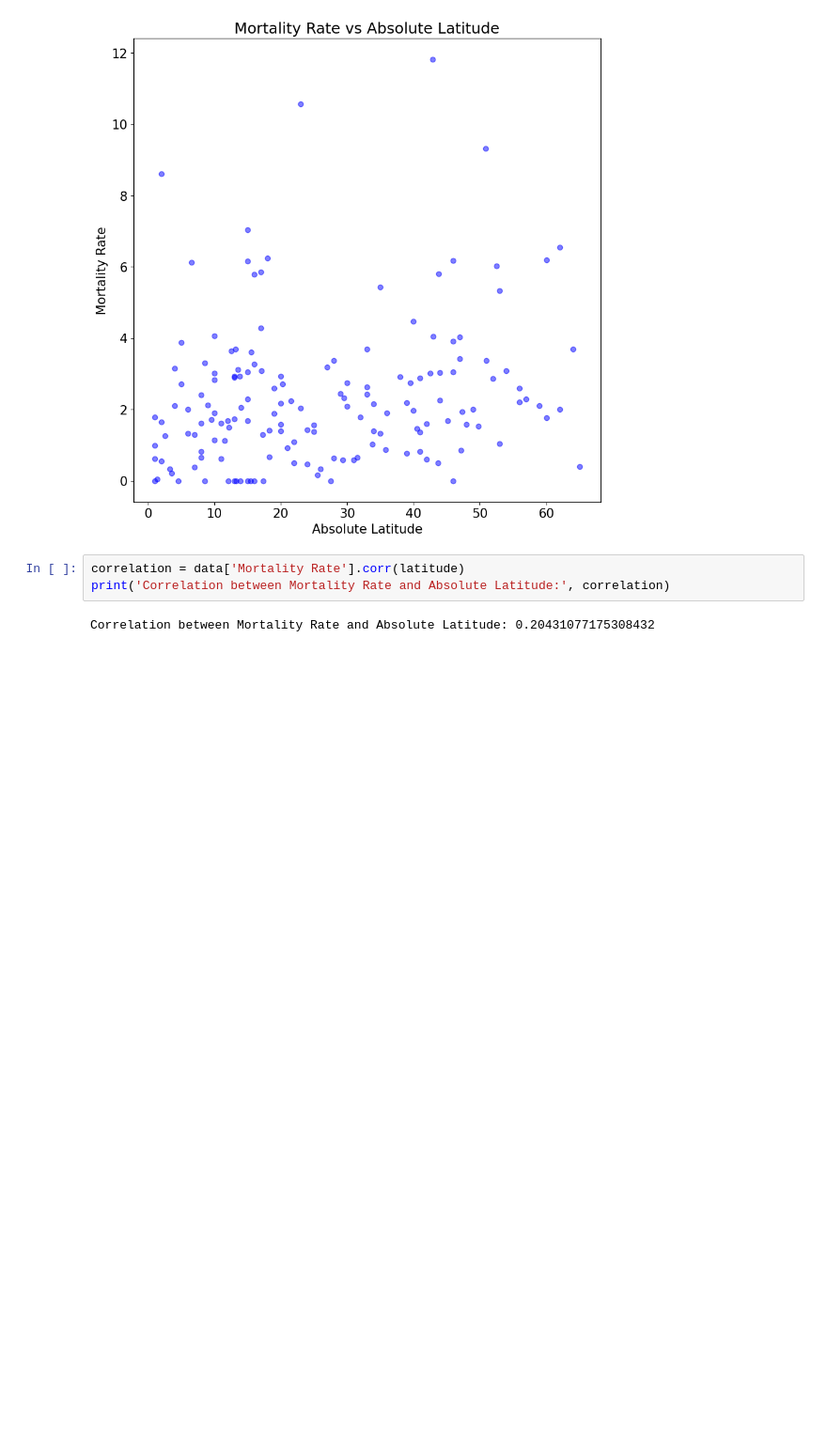
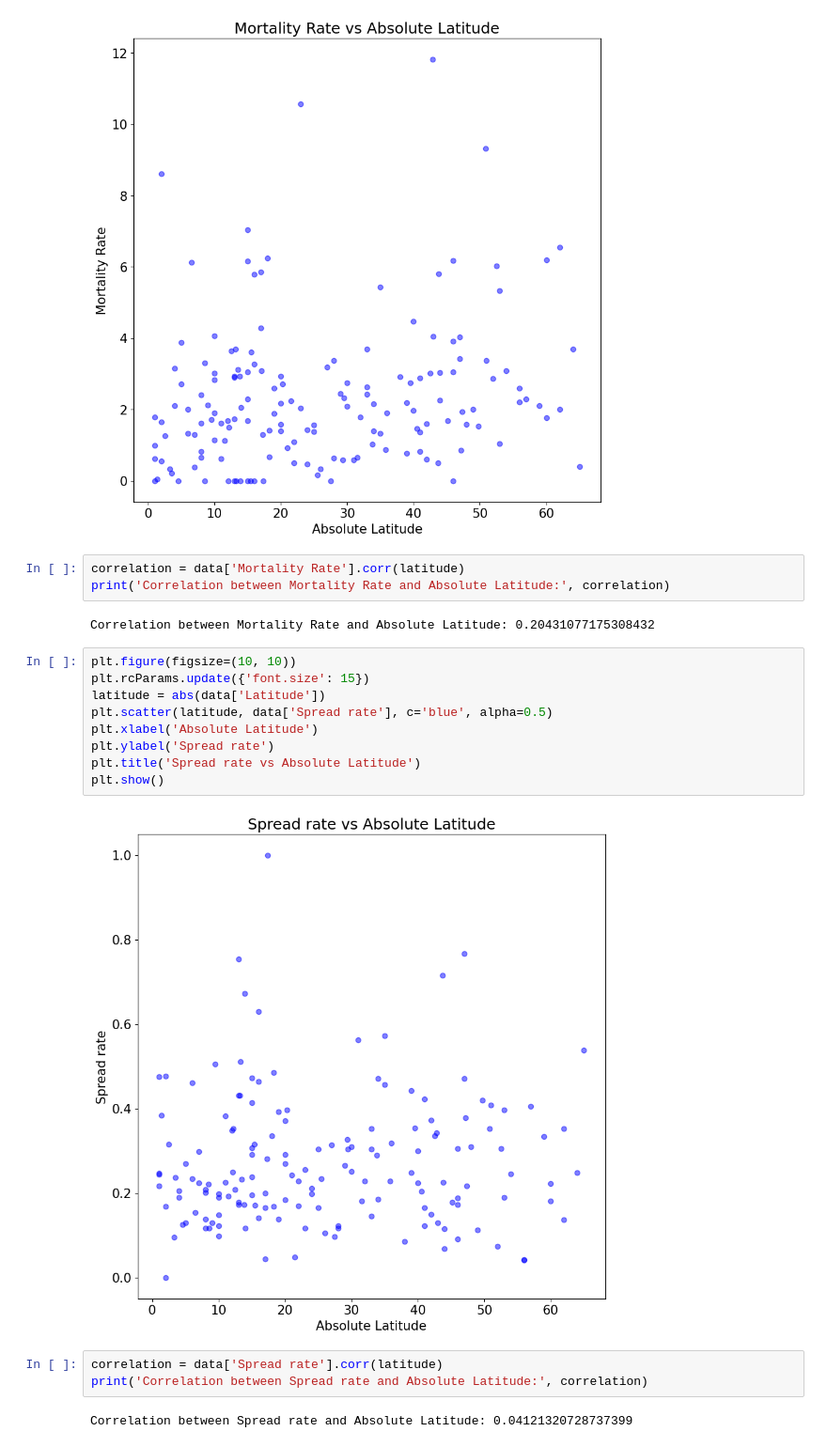
Before and after one commit to tom-sartori/BIN710, a Jupyter notebook: Project/position.ipynb, the cells around one changed output. Shown at 94% size. Drawn from its saved outputs; the diff is of its cells as text; blank space fills up the shorter version.

Commit message:
Spread rate versus absolute latitude code.

```diff
--- a/Project/position.ipynb
+++ b/Project/position.ipynb
@@ -27,3 +27,19 @@ correlation = data['Mortality Rate'].corr(latitude)
 print('Correlation between Mortality Rate and Absolute Latitude:', correlation)
 # %% [output]
 Correlation between Mortality Rate and Absolute Latitude: 0.20431077175308432
+# %%
+plt.figure(figsize=(10, 10))
+plt.rcParams.update({'font.size': 15})
+latitude = abs(data['Latitude'])
+plt.scatter(latitude, data['Spread rate'], c='blue', alpha=0.5)
+plt.xlabel('Absolute Latitude')
+plt.ylabel('Spread rate')
+plt.title('Spread rate vs Absolute Latitude')
+plt.show()
+# %% [output]
+[figure, added]
+# %%
+correlation = data['Spread rate'].corr(latitude)
+print('Correlation between Spread rate and Absolute Latitude:', correlation)
+# %% [output]
+Correlation between Spread rate and Absolute Latitude: 0.04121320728737399
```
